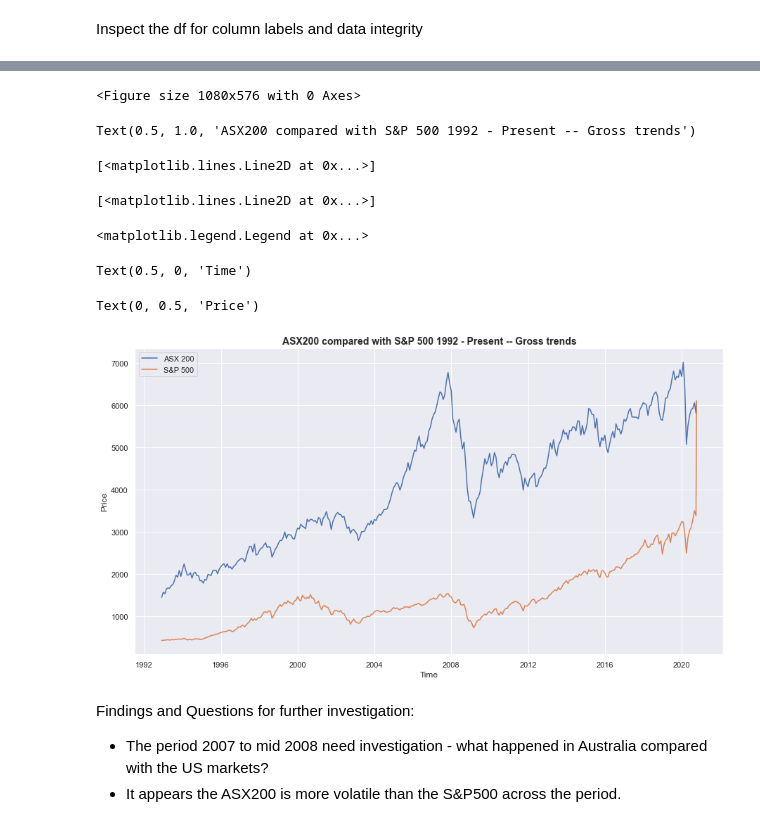
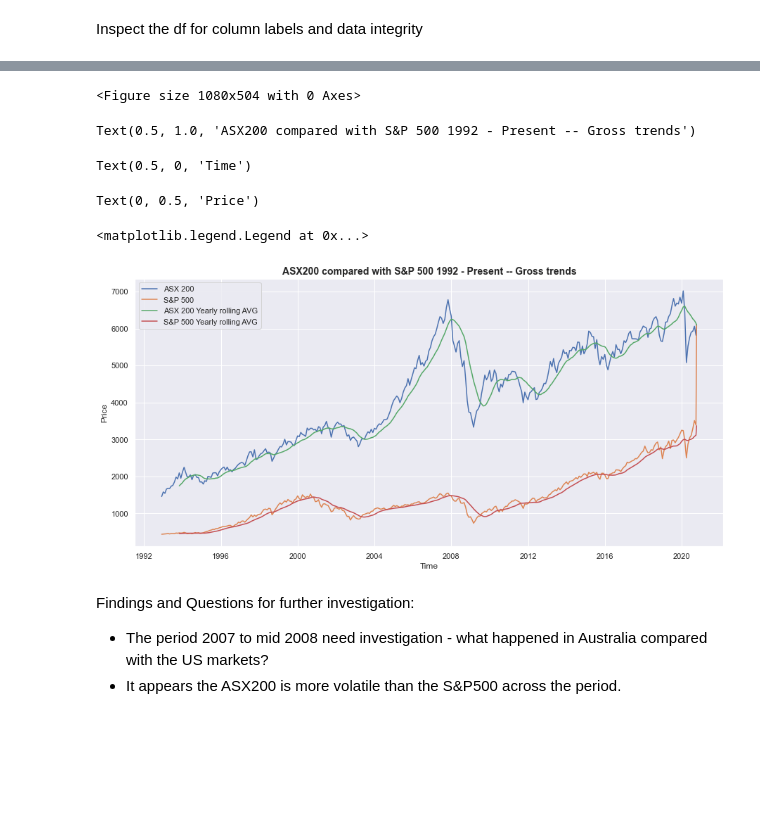
Before and after one commit to MDSI-AUG-2020-DSP/ASX, a Jupyter notebook: asx200_sp500_EDA.ipynb, the cells around one changed output, grey strips where cells are left out. Saved outputs shown, nothing was run; the diff lists cells and outputs as text; code cells hidden in the pictures; blank space fills up the shorter version.

Commit message:
UPDATED ASX and S&P 500 VISUALS
Updated EDA to include smoothing of results and simple correlation between the two indices.

```diff
--- a/asx200_sp500_EDA.ipynb
+++ b/asx200_sp500_EDA.ipynb
@@ -34,2 +32,12 @@ date
 # %% [markdown]
 Inspect the df for column labels and data integrity
+# %%
+from functions import mysql_list
+mydb = connect_mysql(host, id, pwd)
+mycursor = mydb.cursor()
+mycursor.execute("SHOW DATABASES;")
+# create a list of database
+db_list = mysql_list(mycursor.fetchall())
+print(db_list)
+# asx is the database to be used
+db = "asx"
@@ -35,0 +54,7 @@ Inspect the df for column labels and data integrity
+# %%
+from IPython.display import display, HTML
+mydb = connect_mysql(host, id, pwd, db)
+
+for tb in tb_list:
+    df = pd.read_sql_query("SELECT * FROM %s" % (tb), con=mydb)
+    print(tb)
@@ -35,0 +79,6 @@ Inspect the df for column labels and data integrity
+# %%
+asx_sp = pd.read_sql_query('SELECT * FROM asx_s_and_p', con = mydb)
+
+asx_sp.set_index('date', inplace=True) ## set the date column as the index for the df
+
+asx_sp
@@ -35,0 +100,3 @@ Inspect the df for column labels and data integrity
+# %%
+mavg = asx_sp.rolling(window=12).mean()
+mavg
@@ -36,23 +118,21 @@ Inspect the df for column labels and data integrity
 # %%
 sns.set()
 
-plt.figure(figsize=(15,8))
+plt.figure(figsize=(15,7))
 
 plt.title('ASX200 compared with S&P 500 1992 - Present -- Gross trends', fontsize = 14, fontweight = 'bold')
-plt.plot('asx_open', data = df, label = 'ASX 200') ## ASX 200 open data
-plt.plot('s_and_p_open', data = df, label = 'S&P 500') ## S&P 500 open data
-plt.legend()
+asx__sp_plot = plt.plot(asx_sp)
+mavg_plot = plt.plot(mavg)
 plt.xlabel('Time')
 plt.ylabel('Price')
+plt.legend(labels = ['ASX 200','S&P 500', 'ASX 200 Yearly rolling AVG', 'S&P 500 Yearly rolling AVG'])
 # %% [output]
-<Figure size 1080x576 with 0 Axes>
+<Figure size 1080x504 with 0 Axes>
 Text(0.5, 1.0, 'ASX200 compared with S&P 500 1992 - Present -- Gross trends')
-[<matplotlib.lines.Line2D at 0x...>]
+Text(0.5, 0, 'Time')
-[<matplotlib.lines.Line2D at 0x...>]
+Text(0, 0.5, 'Price')
 <matplotlib.legend.Legend at 0x...>
-Text(0.5, 0, 'Time')
-Text(0, 0.5, 'Price')
-[figure, old version]
+[figure, new version]
 # %% [markdown]
 Findings and Questions for further investigation:
  - The period 2007 to mid 2008 need investigation - what happened in Australia compared with the US markets?
```
Also changed, not shown: parts of 13 cells of this notebook.
